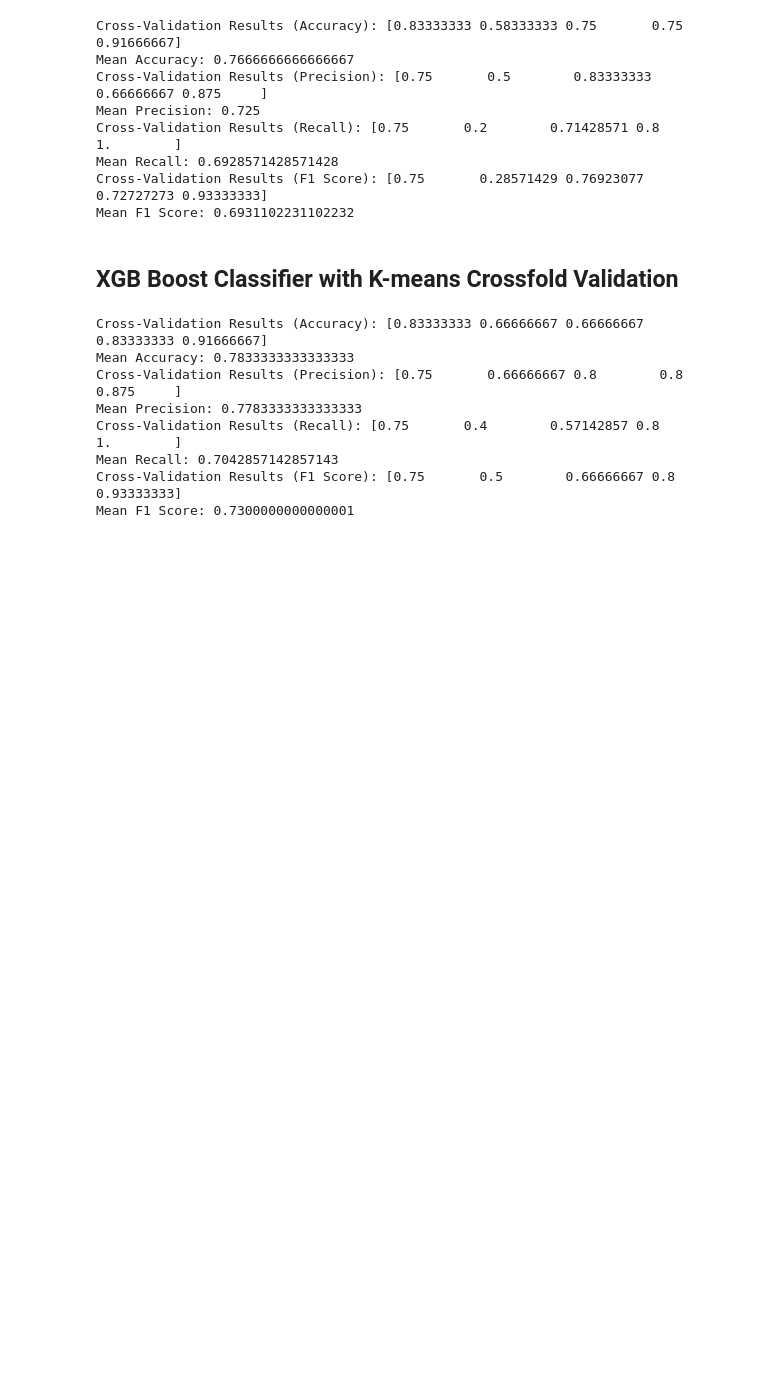
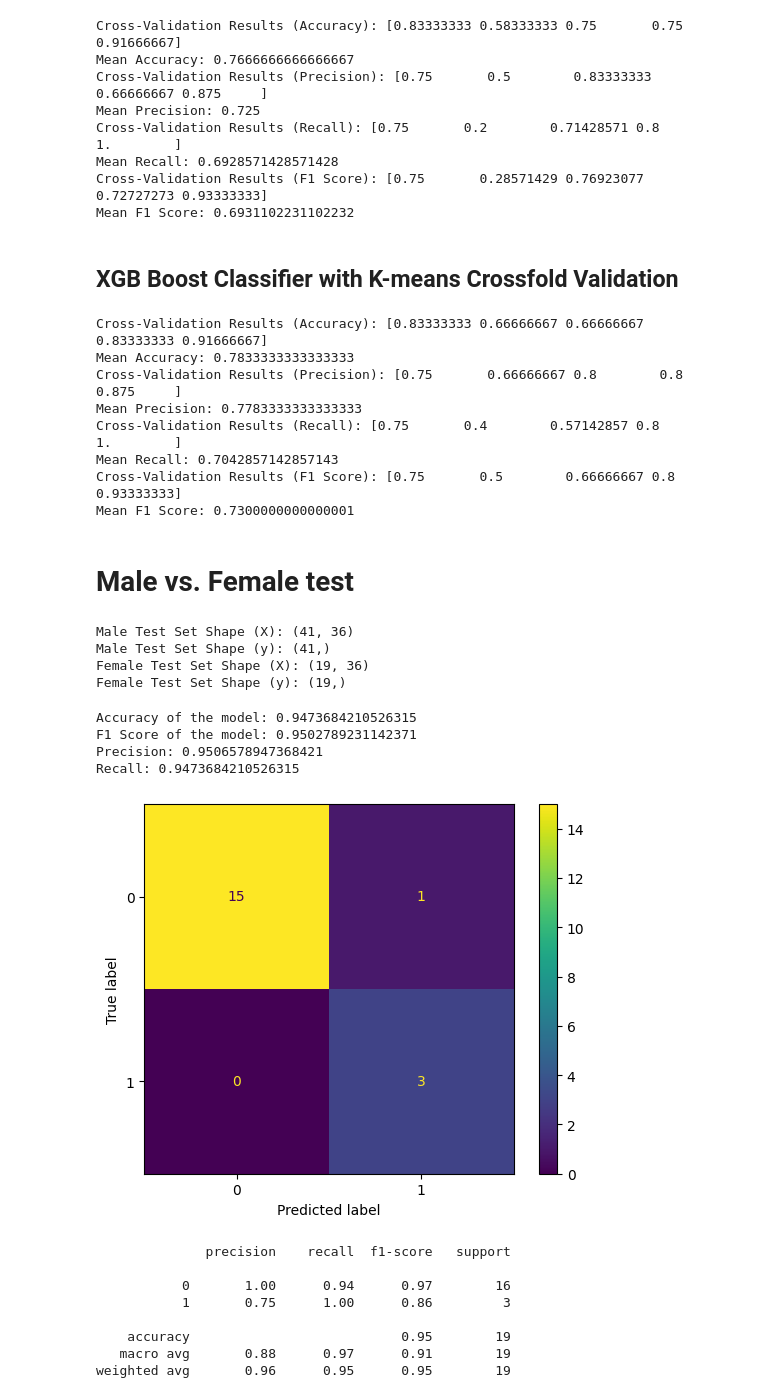
Before and after one commit to Jdasanja/masters_thesis, a Jupyter notebook: ML_Algo_4_binary_classification.ipynb, the cells around one changed output. Cells and saved outputs as stored; diff of their text form; code cells hidden in the pictures; blank space fills up the shorter version.

```diff
--- a/ML_Algo_4_binary_classification.ipynb
+++ b/ML_Algo_4_binary_classification.ipynb
@@ -852,3 +852,5 @@ Cross-Validation Results (Recall): [0.75       0.4        0.57142857 0.8
 Mean Recall: 0.7042857142857143
 Cross-Validation Results (F1 Score): [0.75       0.5        0.66666667 0.8        0.93333333]
 Mean F1 Score: 0.7300000000000001
+# %% [markdown]
+<h1> Male vs. Female test </h1>
@@ -854,0 +869,66 @@ Mean F1 Score: 0.7300000000000001
+# %%
+# Filter using the original X_test DataFrame to get indices for males and females
+male_indices = X_test['sex'] == 1
+female_indices = X_test['sex'] == 0
+
+# Use these indices to split the transformed data and y_test
+X_test_male = X_test_transformed[male_indices]
+y_test_male = y_test[male_indices]
+
+X_test_female = X_test_transformed[female_indices]
+y_test_female = y_test[female_indices]
+
+# Verify the splits
+print("Male Test Set Shape (X):", X_test_male.shape)
+print("Male Test Set Shape (y):", y_test_male.shape)
+print("Female Test Set Shape (X):", X_test_female.shape)
+print("Female Test Set Shape (y):", y_test_female.shape)
+# %% [output]
+Male Test Set Shape (X): (41, 36)
+Male Test Set Shape (y): (41,)
+Female Test Set Shape (X): (19, 36)
+Female Test Set Shape (y): (19,)
+# %%
+# Create a Random Forest classifier
+clf = RandomForestClassifier(n_estimators=25, random_state=42,max_depth=20)
+
+# Training the model on the training dataset
+clf.fit(X_train_transformed, y_train)
+
+# Performing predictions on the test dataset
+y_pred = clf.predict(X_test_female)
+
+# Calculate accuracy and F1 score
+accuracy = accuracy_score(y_test_female, y_pred)
+f1 = f1_score(y_test_female, y_pred, average='weighted')
+precision = precision_score(y_pred, y_test_female, average="weighted")
+recall = recall_score(y_pred, y_test_female, average="weighted")
+
+# Print accuracy and F1 score
+print(f"Accuracy of the model: {accuracy}")
+print(f"F1 Score of the model: {f1}")
+print("Precision:", precision)
+print("Recall:", recall)
+
+
+# Generate and plot the confusion matrix
+cm = confusion_matrix(y_test_female, y_pred)
+cmd = ConfusionMatrixDisplay(cm, display_labels=clf.classes_)
+cmd.plot()
+plt.show()
+
+print(classification_report(y_test_female, y_pred))
+# %% [output]
+Accuracy of the model: 0.9473684210526315
+F1 Score of the model: 0.9502789231142371
+Precision: 0.9506578947368421
+Recall: 0.9473684210526315
+[figure, added]
+              precision    recall  f1-score   support
+
+           0       1.00      0.94      0.97        16
+           1       0.75      1.00      0.86         3
+
+    accuracy                           0.95        19
+   macro avg       0.88      0.97      0.91        19
+weighted avg       0.96      0.95      0.95        19
```
Also changed, not shown: parts of 2 cells of this notebook.
